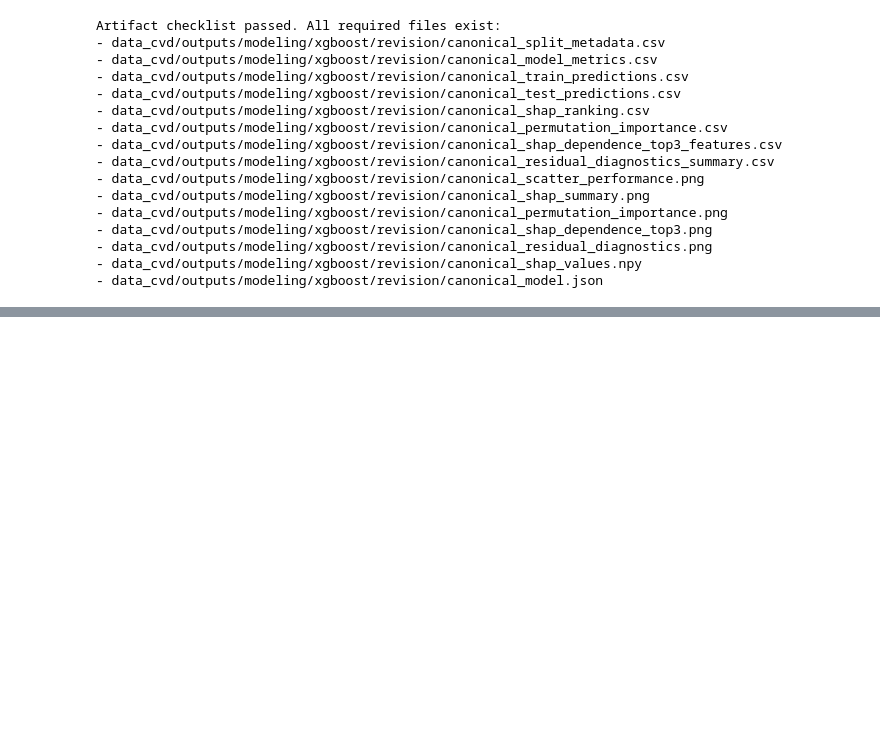
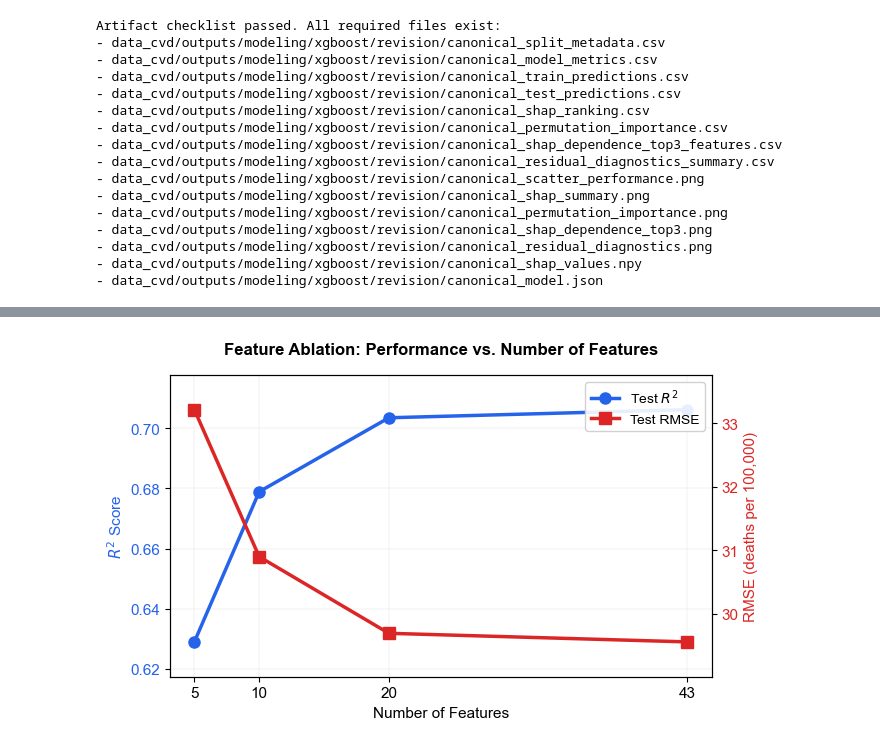
Before and after one commit to samyakshrestha/predicting-cvd, a Jupyter notebook: notebooks_cvd/10_revision_analyses.ipynb, the cells around one changed output, grey strips where cells are left out. Saved outputs shown, nothing was run; the diff lists cells and outputs as text; code cells hidden in the pictures; blank space fills up the shorter version.

```diff
--- a/notebooks_cvd/10_revision_analyses.ipynb
+++ b/notebooks_cvd/10_revision_analyses.ipynb
@@ -836,0 +977,5 @@ Artifact checklist passed. All required files exist:
+# %%
+top10_model, top10_metrics, top10_train_metrics = train_and_evaluate_ablation_model('Top 10', top10_features)
+
+print('Top-10 feature model metrics')
+print(pd.DataFrame([{**top10_train_metrics, **top10_metrics}]).to_string(index=False))
@@ -836,0 +990,5 @@ Artifact checklist passed. All required files exist:
+# %%
+top5_model, top5_metrics, top5_train_metrics = train_and_evaluate_ablation_model('Top 5', top5_features)
+
+print('Top-5 feature model metrics')
+print(pd.DataFrame([{**top5_train_metrics, **top5_metrics}]).to_string(index=False))
@@ -836,0 +1003,89 @@ Artifact checklist passed. All required files exist:
+# %%
+def extract_test_metric(metrics_df, metric_name):
+    matches = metrics_df.loc[metrics_df['Metric'] == metric_name, 'Test Set']
+    if matches.empty:
+        raise KeyError(f'Metric not found in canonical_model_metrics.csv: {metric_name}')
+    return float(matches.iloc[0])
+
+
+canonical_metrics_path = OUTPUT_DIR / 'canonical_model_metrics.csv'
+assert canonical_metrics_path.exists(), f'Missing canonical metrics file: {project_relative_path(canonical_metrics_path)}'
+canonical_metrics_for_ablation = pd.read_csv(canonical_metrics_path)
+
+full_model_row = {
+    'Feature Set': 'All Features',
+    'N': EXPECTED_N_FEATURES,
+    'Test R²': extract_test_metric(canonical_metrics_for_ablation, 'R² Score'),
+    'Test Adj R²': extract_test_metric(canonical_metrics_for_ablation, 'Adjusted R²'),
+    'Test RMSE': extract_test_metric(canonical_metrics_for_ablation, 'RMSE (per 100,000)'),
+    'Test MAE': extract_test_metric(canonical_metrics_for_ablation, 'MAE (per 100,000)'),
+}
+
+ablation_metrics_df = pd.DataFrame([
+    full_model_row,
+    top20_metrics,
+    top10_metrics,
+    top5_metrics,
+], columns=['Feature Set', 'N', 'Test R²', 'Test Adj R²', 'Test RMSE', 'Test MAE'])
+
+ablation_metrics_path = OUTPUT_DIR / 'canonical_ablation_metrics.csv'
+ablation_metrics_df.to_csv(ablation_metrics_path, index=False)
+
+plot_df = ablation_metrics_df.sort_values('N')
+fig, ax1 = plt.subplots(figsize=(DOUBLE_COL_WIDTH, DOUBLE_COL_WIDTH * 0.6))
+
+color1 = '#2563eb'
+ax1.set_xlabel('Number of Features', fontsize=FONT_SIZE)
+ax1.set_ylabel('$R^2$ Score', color=color1, fontsize=FONT_SIZE)
+line1 = ax1.plot(
+    plot_df['N'],
+    plot_df['Test R²'],
+    marker='o',
+    markersize=8,
+    linewidth=2.5,
+    color=color1,
+    label='Test $R^2$',
+)
+ax1.tick_params(axis='y', labelcolor=color1)
+r2_min = plot_df['Test R²'].min()
+r2_max = plot_df['Test R²'].max()
+r2_padding = (r2_max - r2_min) * 0.15 if r2_max > r2_min else 0.05
+ax1.set_ylim([r2_min - r2_padding, min(1.0, r2_max + r2_padding)])
+ax1.grid(axis='both', linewidth=0.3, alpha=0.4)
+
+ax2 = ax1.twinx()
+color2 = '#dc2626'
+ax2.set_ylabel('RMSE (deaths per 100,000)', color=color2, fontsize=FONT_SIZE)
+line2 = ax2.plot(
+    plot_df['N'],
+    plot_df['Test RMSE'],
+    marker='s',
+    markersize=8,
+    linewidth=2.5,
+    color=color2,
+    label='Test RMSE',
+)
+ax2.tick_params(axis='y', labelcolor=color2)
+rmse_min = plot_df['Test RMSE'].min()
+rmse_max = plot_df['Test RMSE'].max()
+rmse_padding = (rmse_max - rmse_min) * 0.15 if rmse_max > rmse_min else 0.05
+ax2.set_ylim([max(0, rmse_min - rmse_padding), rmse_max + rmse_padding])
+
+ax1.set_title('Feature Ablation: Performance vs. Number of Features', fontsize=FONT_SIZE + 1, fontweight='bold', pad=15)
+lines = line1 + line2
+labels = [line.get_label() for line in lines]
+ax1.legend(lines, labels, loc='upper right', fontsize=FONT_SIZE - 1, framealpha=0.9)
+ax1.set_xticks(plot_df['N'])
+ax1.set_xticklabels(plot_df['N'].astype(int))
+
+plt.tight_layout()
+ablation_curve_path = OUTPUT_DIR / 'canonical_ablation_curve.png'
+plt.savefig(ablation_curve_path, dpi=DPI, bbox_inches='tight')
+plt.show()
+
+print('Canonical feature ablation summary')
+print(ablation_metrics_df.to_string(index=False, float_format=lambda value: f'{value:.3f}'))
+print(f'\nSaved ablation metrics to: {project_relative_path(ablation_metrics_path)}')
+print(f'Saved ablation curve to: {project_relative_path(ablation_curve_path)}')
+# %% [output]
+[figure, added]
```
Also changed, not shown: parts of 21 cells of this notebook, 6 other files.
